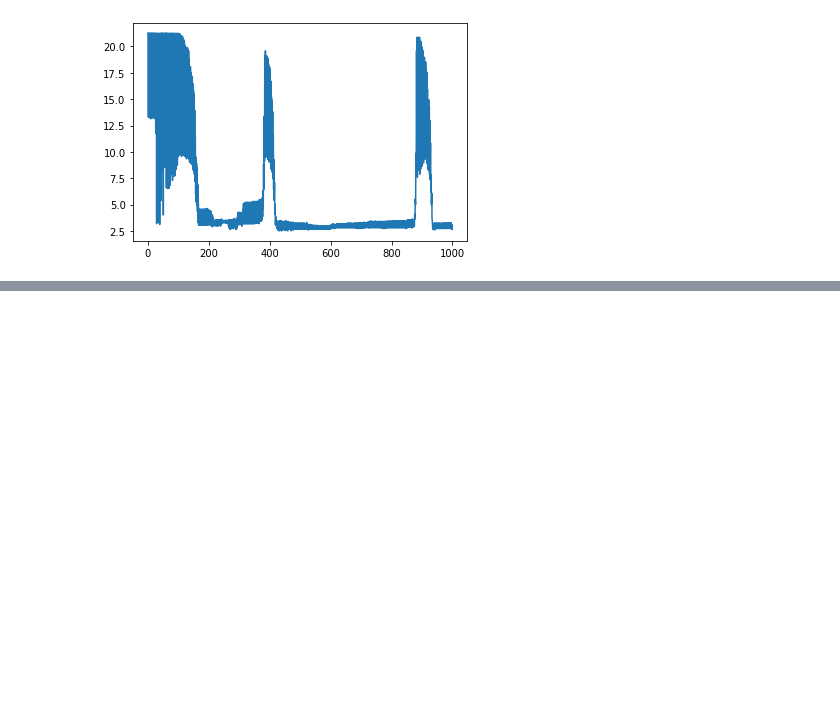
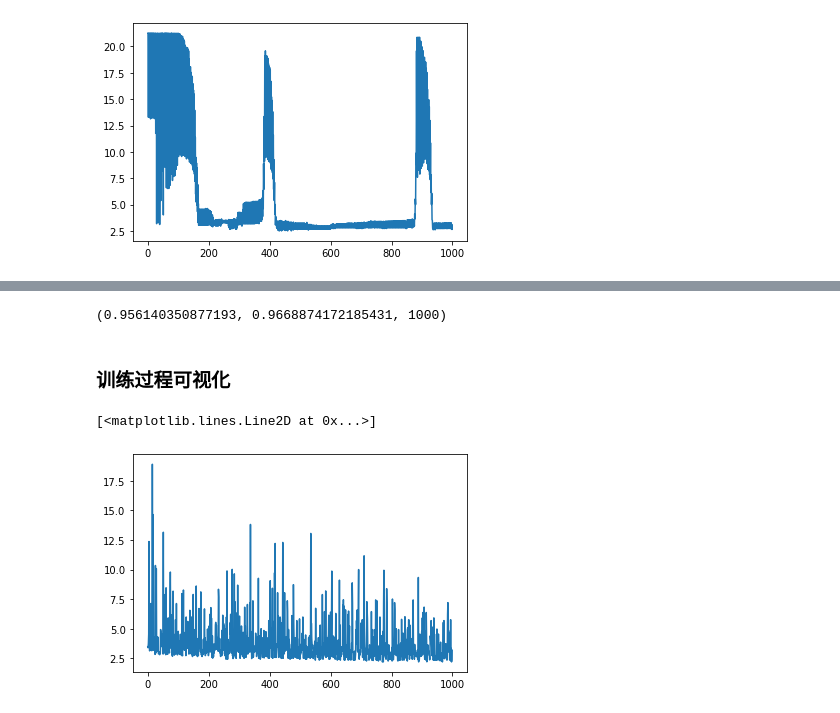
Before and after one commit to JaonM/ml_python, a Jupyter notebook: notes/logistics regression.ipynb, the cells around one changed output, grey strips where cells are left out. Cells and saved outputs as stored; diff of their text form; code cells hidden in the pictures; blank space fills up the shorter version.

```diff
--- a/notes/logistics regression.ipynb
+++ b/notes/logistics regression.ipynb
@@ -75,0 +80,6 @@ plt.plot(x,clf.losses)
+# %%
+X,y = load_breast_cancer(return_X_y=True)
+# %%
+X_train,X_test,y_train,y_test = train_test_split(X,y,test_size=0.2)
+# %%
+clf.fit(X_train,y_train)
@@ -75,0 +88,13 @@ plt.plot(x,clf.losses)
+# %%
+accuracy_score(y_test,y_pred),f1_score(y_test,y_pred),clf.n_iter
+# %% [output]
+(0.956140350877193, 0.9668874172185431, 1000)
+# %% [markdown]
+### 训练过程可视化
+# %%
+x = list(range(clf.n_iter))
+# %%
+plt.plot(x,clf.losses)
+# %% [output]
+[<matplotlib.lines.Line2D at 0x...>]
+[figure, added]
```
Also changed, not shown: parts of 12 cells of this notebook, 2 other files.
